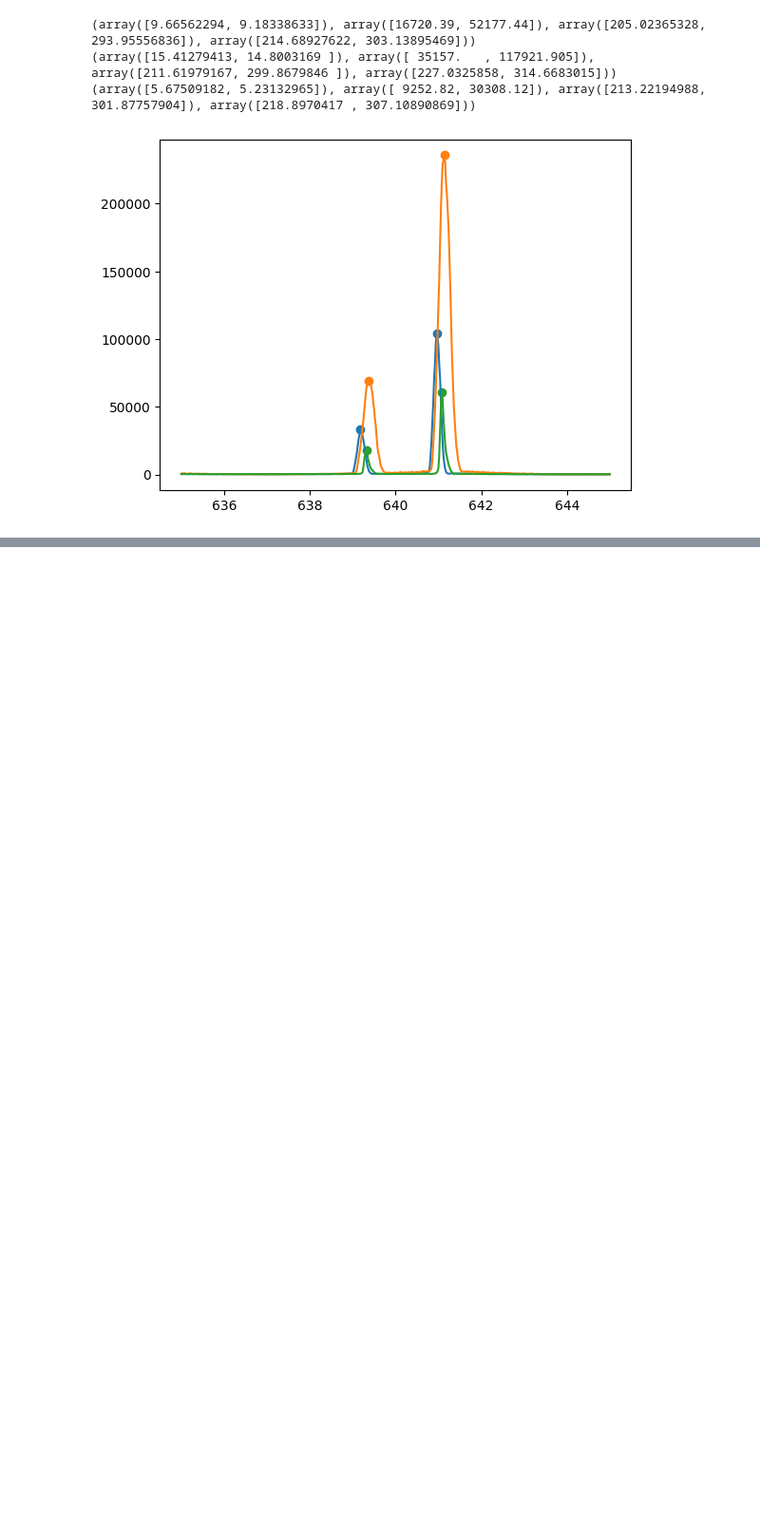
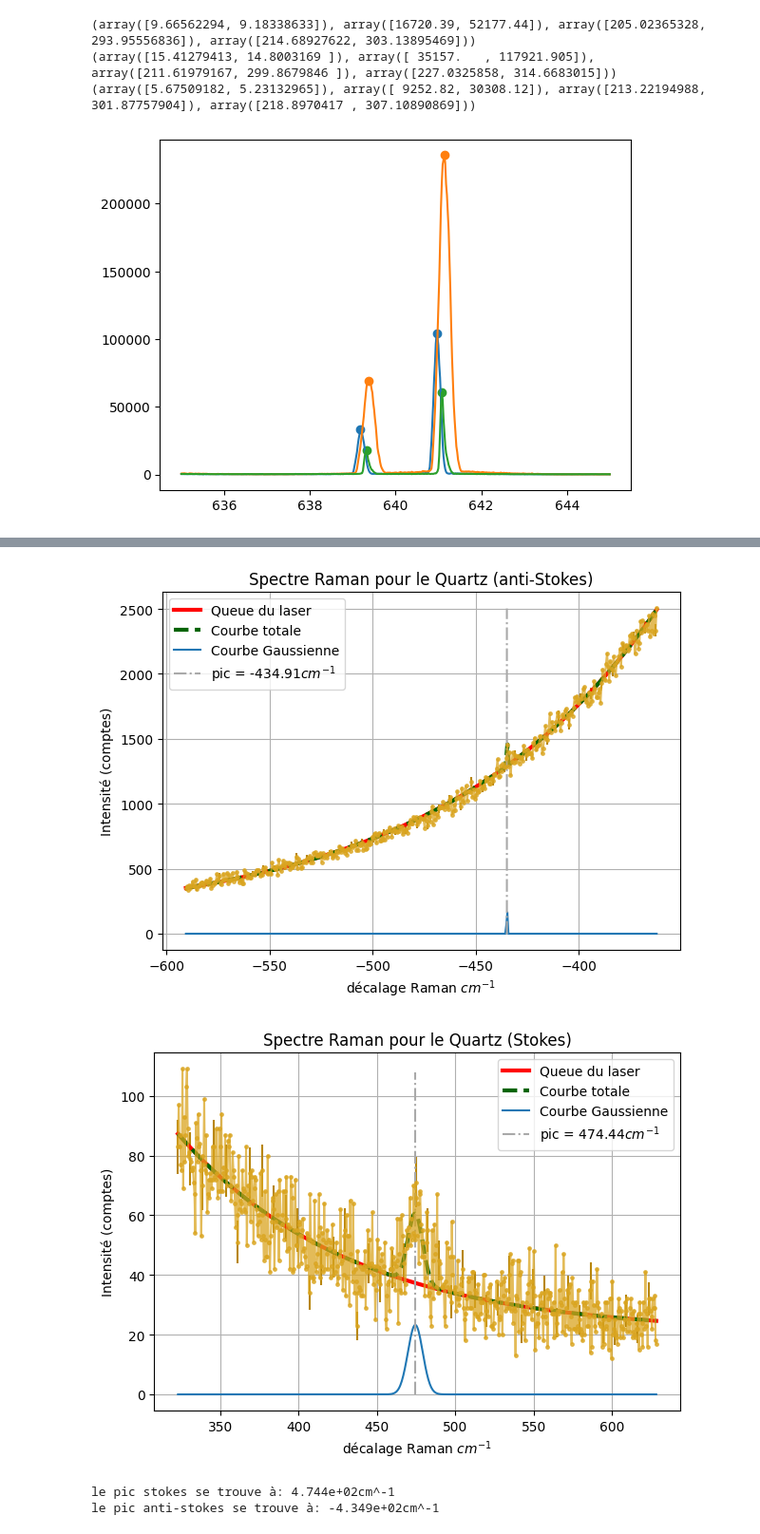
Before and after one commit to Simarties/Labo3, a Jupyter notebook: LabREIMAN/Ramain.ipynb, the cells around one changed output, grey strips where cells are left out. Shown at 95% size. Drawn from its saved outputs; the diff is of its cells as text; code cells hidden in the pictures; blank space fills up the shorter version.

```diff
--- a/LabREIMAN/Ramain.ipynb
+++ b/LabREIMAN/Ramain.ipynb
@@ -260,0 +288,53 @@ np.int64(4)
+# %%
+#quartz
+
+j=0
+lamd = [0,0]
+intense = [0,0]
+nom = ['Spectre Raman pour le Quartz (anti-Stokes)','Spectre Raman pour le Quartz (Stokes)']
+for i in donnees:
+    spectre = np.loadtxt(f'donnees//RAM_AR_NS//{i}')
+    if 'quartz' in i:
+        X = spectre[:,0]
+        Y = spectre[:,1]
+        if 'anti' in i:
+            mu = [615.5,616]
+        else:
+            mu = None
+
+        Résultat = fit_extreme(X,Y,mus=mu)
+
+        intense[j] = Résultat['popt'][3]
+        lamd[j] = Résultat['popt'][4]
+
+        marche = len(X)//40
+        index_err = np.arange(0,len(X),marche)
+        y_err = np.sqrt(Y)
+
+        plt.errorbar((1/632.8-1/X)*1e7, Y,marker='o',markersize=2.5,ls='-',color='goldenrod',alpha=.75,)
+        plt.errorbar((1/632.8-1/X[index_err])*1e7,Y[index_err],yerr = y_err[index_err],marker='',color='darkgoldenrod',ls='')
+        plt.plot((1/632.8-1/X)*1e7,Résultat['y_queue'],label='Queue du laser',lw=3,color='red',ls='-')
+        plt.plot((1/632.8-1/X)*1e7,Résultat['y_courbe'],label='Courbe totale',lw=3,color='darkgreen',ls='--')
+        plt.plot((1/632.8-1/X)*1e7,Résultat['y_gauss'],label='Courbe Gaussienne')
+        plt.plot(np.ones_like(np.arange(0,max(Y)))*(1/632.8-1/lamd[j])*1e7,np.arange(0,max(Y)),ls='-.',color='darkgrey',label=f'pic = {(1/632.8-1/lamd[j])*1e7:.2f}'+r'$cm^{-1}$')
+        plt.legend(loc='best')
+        plt.title(f'{nom[j]}')
+        plt.ylabel('Intensité (comptes)')
+        plt.xlabel('décalage Raman $cm^{-1}$')
+        plt.tight_layout()
+        plt.grid()
+        plt.savefig(f'donnees//graphes//{i}')
+        plt.show()
+        j+=1
+
+DécalageStoke =(1/632.8-1/lamd[1])*1e7
+DécalageAntiStoke =(1/632.8-1/lamd[0])*1e7
+
+
+print(f'le pic stokes se trouve à: {DécalageStoke:.3e}cm^-1')
+print(f'le pic anti-stokes se trouve à: {DécalageAntiStoke:.3e}cm^-1')
+# %% [output]
+[figure, added]
+[figure, added]
+le pic stokes se trouve à: 4.744e+02cm^-1
+le pic anti-stokes se trouve à: -4.349e+02cm^-1
```
Also changed, not shown: parts of 6 cells of this notebook, 11 other files.
